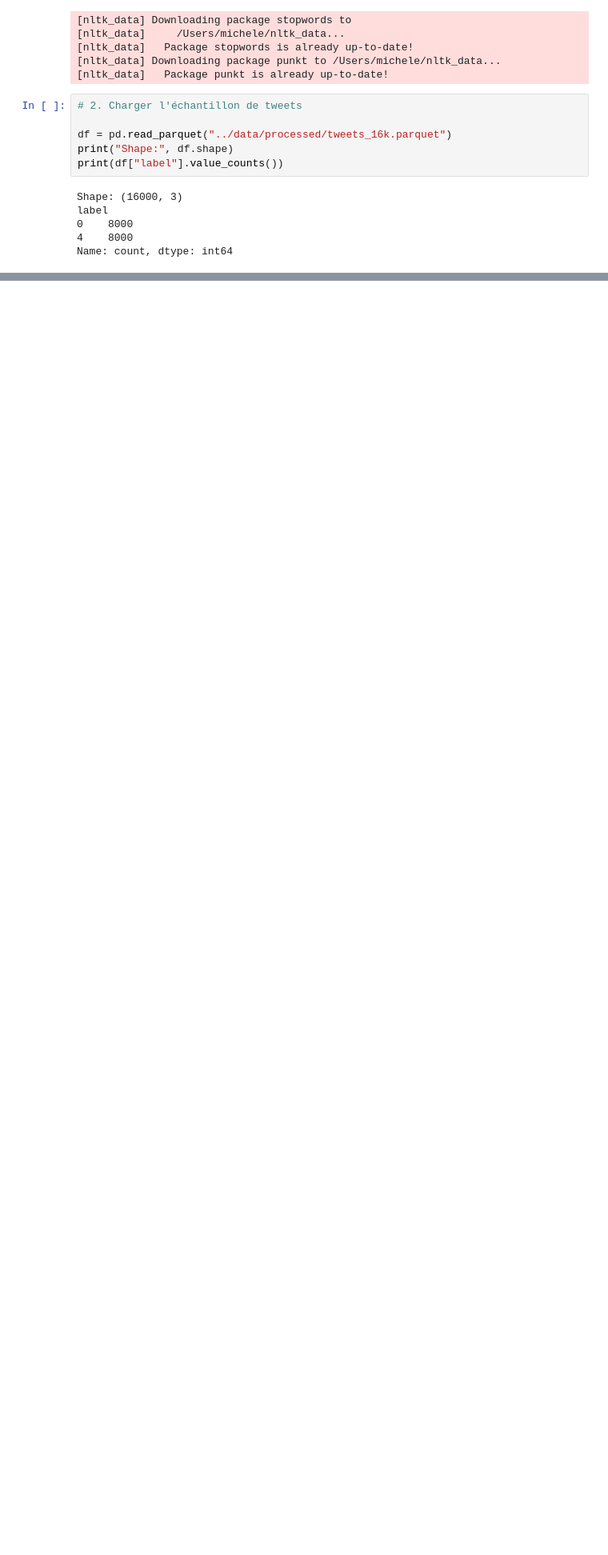
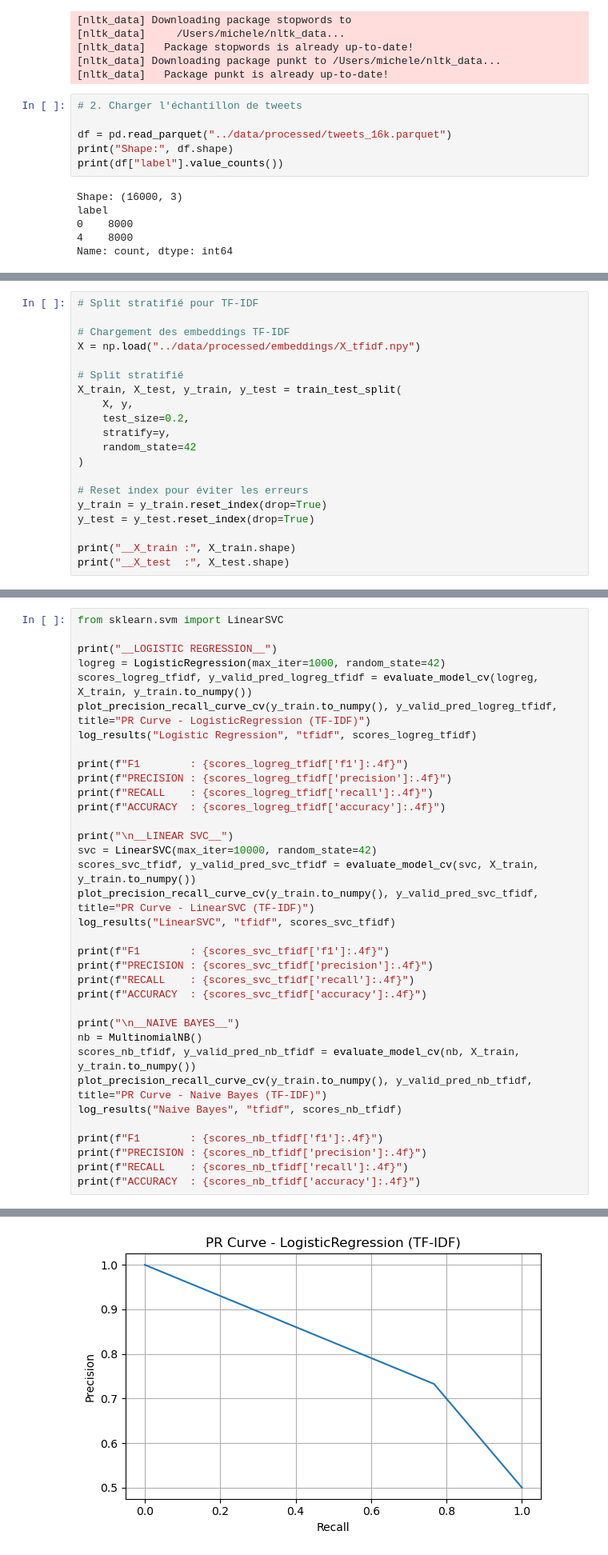
Before and after one commit to Michelita101/projet7-sentiment, a Jupyter notebook: notebooks/Dewerpe_Michèle_2_scripts_notebook_modélisation_092025.ipynb, the cells around one changed output, grey strips where cells are left out. Shown at 80% size. Cells and saved outputs as stored; diff of their text form; blank space fills up the shorter version.

```diff
--- a/notebooks/Dewerpe_Michèle_2_scripts_notebook_modélisation_092025.ipynb
+++ b/notebooks/Dewerpe_Michèle_2_scripts_notebook_modélisation_092025.ipynb
@@ -715,0 +1634,20 @@ __Ce que cette structuration garantit__ :
+# %%
+# Split stratifié pour TF-IDF
+
+# Chargement des embeddings TF-IDF
+X = np.load("../data/processed/embeddings/X_tfidf.npy")
+
+# Split stratifié
+X_train, X_test, y_train, y_test = train_test_split(
+    X, y,
+    test_size=0.2,
+    stratify=y,
+    random_state=42
+)
+
+# Reset index pour éviter les erreurs
+y_train = y_train.reset_index(drop=True)
+y_test = y_test.reset_index(drop=True)
+
+print("__X_train :", X_train.shape)
+print("__X_test  :", X_test.shape)
@@ -715,0 +1659,36 @@ __Ce que cette structuration garantit__ :
+# %%
+from sklearn.svm import LinearSVC
+
+print("__LOGISTIC REGRESSION__")
+logreg = LogisticRegression(max_iter=1000, random_state=42)
+scores_logreg_tfidf, y_valid_pred_logreg_tfidf = evaluate_model_cv(logreg, X_train, y_train.to_numpy())
+plot_precision_recall_curve_cv(y_train.to_numpy(), y_valid_pred_logreg_tfidf, title="PR Curve - LogisticRegression (TF-IDF)")
+log_results("Logistic Regression", "tfidf", scores_logreg_tfidf)
+
+print(f"F1        : {scores_logreg_tfidf['f1']:.4f}")
+print(f"PRECISION : {scores_logreg_tfidf['precision']:.4f}")
+print(f"RECALL    : {scores_logreg_tfidf['recall']:.4f}")
+print(f"ACCURACY  : {scores_logreg_tfidf['accuracy']:.4f}")
+
+print("\n__LINEAR SVC__")
+svc = LinearSVC(max_iter=10000, random_state=42)
+scores_svc_tfidf, y_valid_pred_svc_tfidf = evaluate_model_cv(svc, X_train, y_train.to_numpy())
+plot_precision_recall_curve_cv(y_train.to_numpy(), y_valid_pred_svc_tfidf, title="PR Curve - LinearSVC (TF-IDF)")
+log_results("LinearSVC", "tfidf", scores_svc_tfidf)
+
+print(f"F1        : {scores_svc_tfidf['f1']:.4f}")
+print(f"PRECISION : {scores_svc_tfidf['precision']:.4f}")
+print(f"RECALL    : {scores_svc_tfidf['recall']:.4f}")
+print(f"ACCURACY  : {scores_svc_tfidf['accuracy']:.4f}")
+
+print("\n__NAIVE BAYES__")
+nb = MultinomialNB()
+scores_nb_tfidf, y_valid_pred_nb_tfidf = evaluate_model_cv(nb, X_train, y_train.to_numpy())
+plot_precision_recall_curve_cv(y_train.to_numpy(), y_valid_pred_nb_tfidf, title="PR Curve - Naive Bayes (TF-IDF)")
+log_results("Naive Bayes", "tfidf", scores_nb_tfidf)
+
+print(f"F1        : {scores_nb_tfidf['f1']:.4f}")
+print(f"PRECISION : {scores_nb_tfidf['precision']:.4f}")
+print(f"RECALL    : {scores_nb_tfidf['recall']:.4f}")
+print(f"ACCURACY  : {scores_nb_tfidf['accuracy']:.4f}")
+# %% [output]
@@ -715,0 +1696 @@ __Ce que cette structuration garantit__ :
+[figure, added]
```
Also changed, not shown: parts of 83 cells of this notebook, 13 other files.
